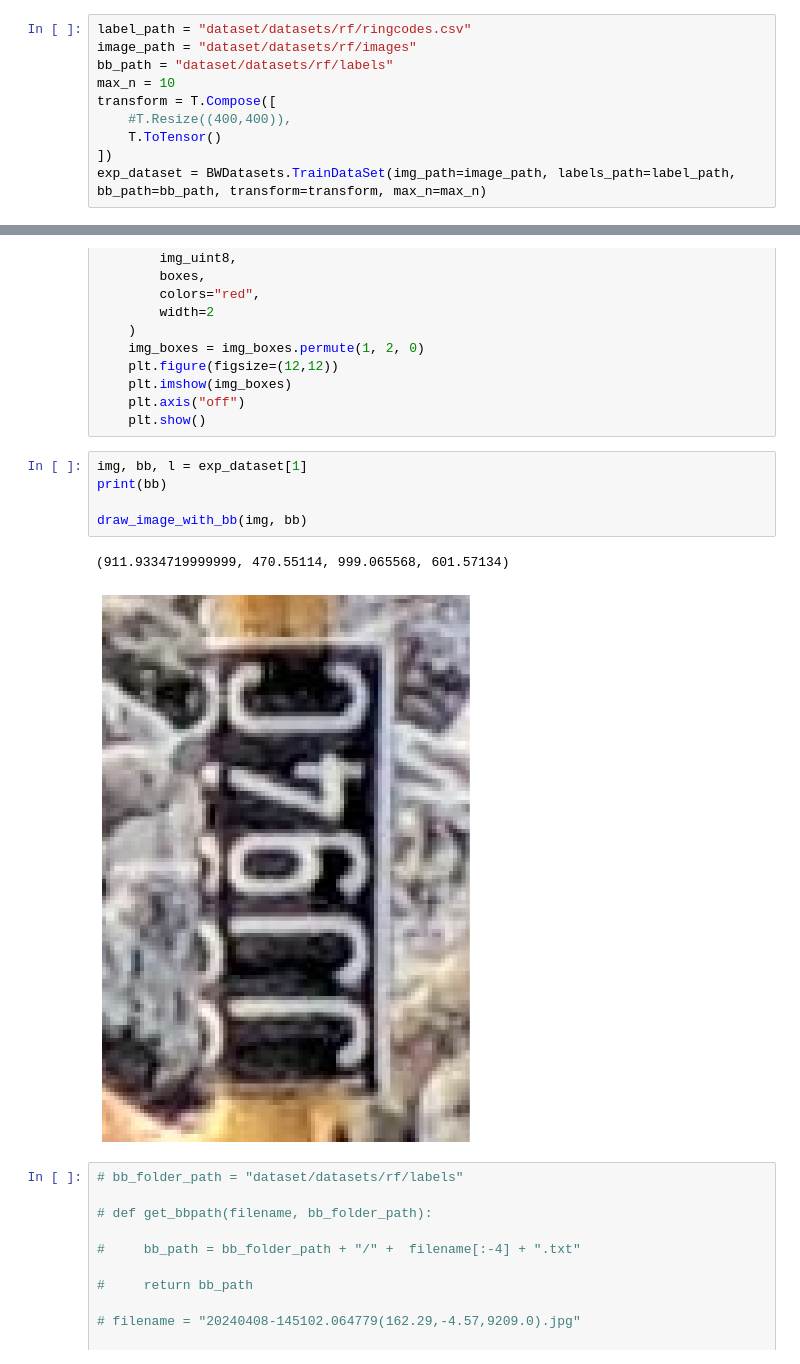
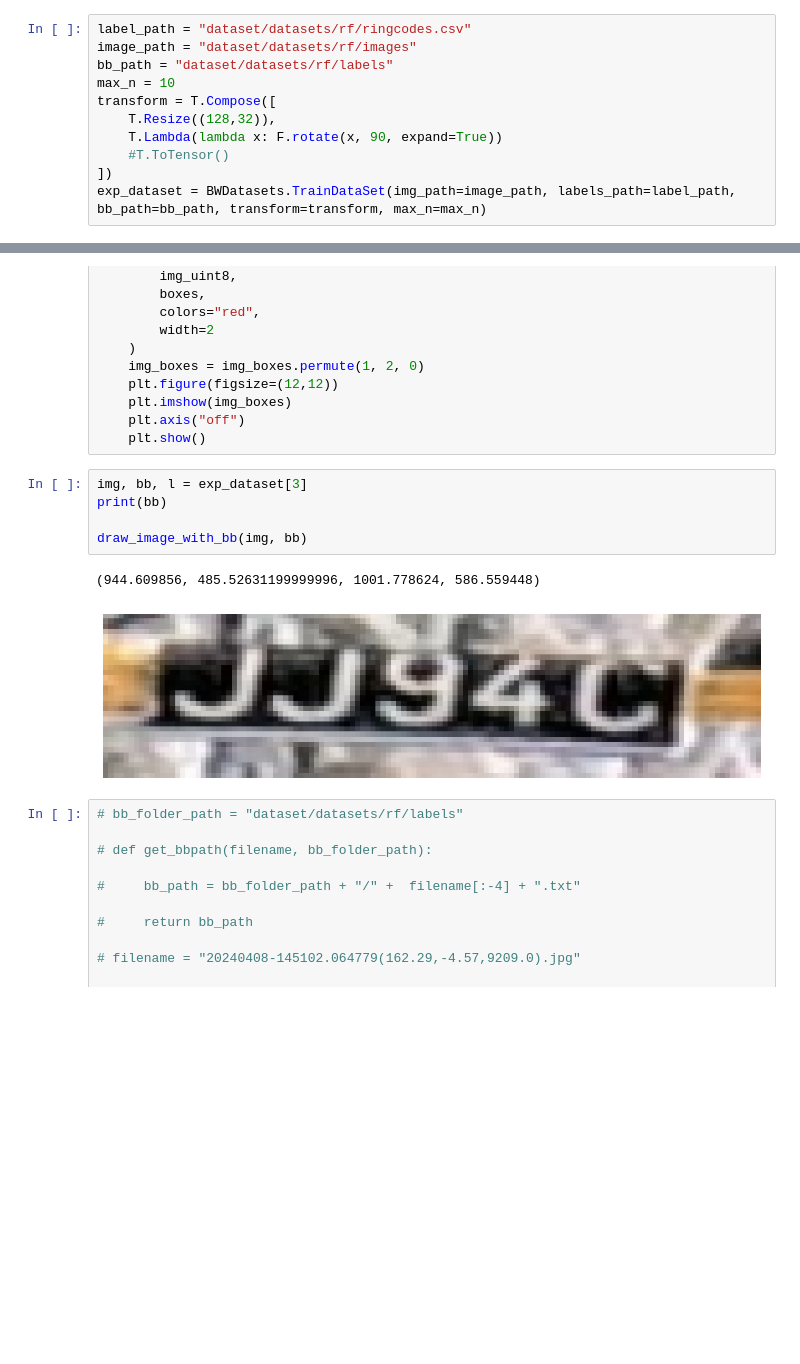
Before and after one commit to Krijosor/Bird-Is-The-Word, a Jupyter notebook: testbook.ipynb, the cells around one changed output, grey strips where cells are left out. Drawn from its saved outputs; the diff is of its cells as text; blank space fills up the shorter version.

```diff
--- a/testbook.ipynb
+++ b/testbook.ipynb
@@ -34,8 +34,9 @@ image_path = "dataset/datasets/rf/images"
 bb_path = "dataset/datasets/rf/labels"
 max_n = 10
 transform = T.Compose([
-    #T.Resize((400,400)),
-    T.ToTensor()
+    T.Resize((128,32)),
+    T.Lambda(lambda x: F.rotate(x, 90, expand=True))
+    #T.ToTensor()
 ])
 exp_dataset = BWDatasets.TrainDataSet(img_path=image_path, labels_path=label_path, bb_path=bb_path, transform=transform, max_n=max_n)
 # %%
@@ -88,13 +89,13 @@ def draw_image_with_bb(img, bb_cords):
     plt.axis("off")
     plt.show()
 # %%
-img, bb, l = exp_dataset[1]
+img, bb, l = exp_dataset[3]
 print(bb)
 
 draw_image_with_bb(img, bb)
 # %% [output]
-(911.9334719999999, 470.55114, 999.065568, 601.57134)
+(944.609856, 485.52631199999996, 1001.778624, 586.559448)
-[figure, old version]
+[figure, new version]
 # %%
 # bb_folder_path = "dataset/datasets/rf/labels"
 
```
Also changed, not shown: parts of 2 cells of this notebook, 1 other file.
